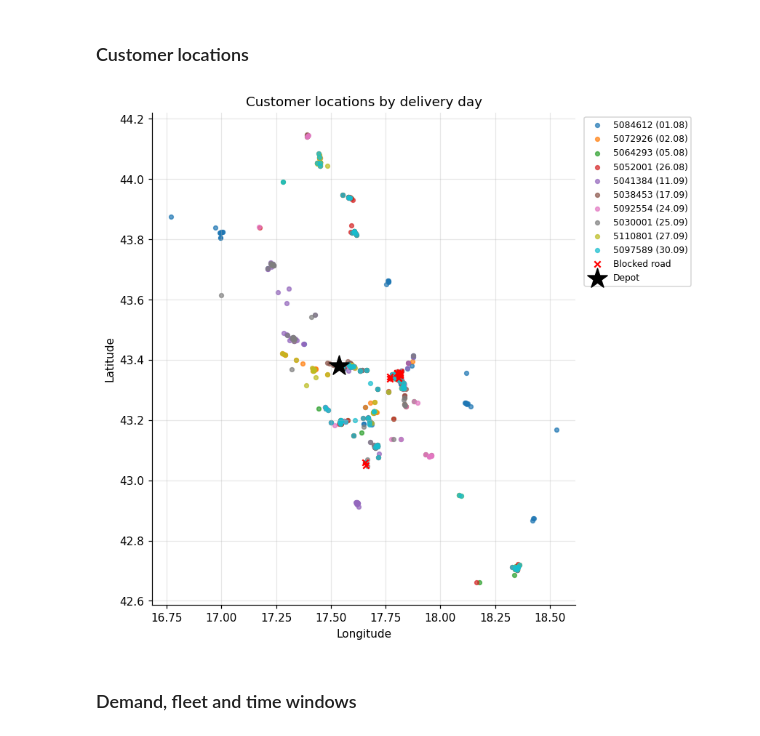
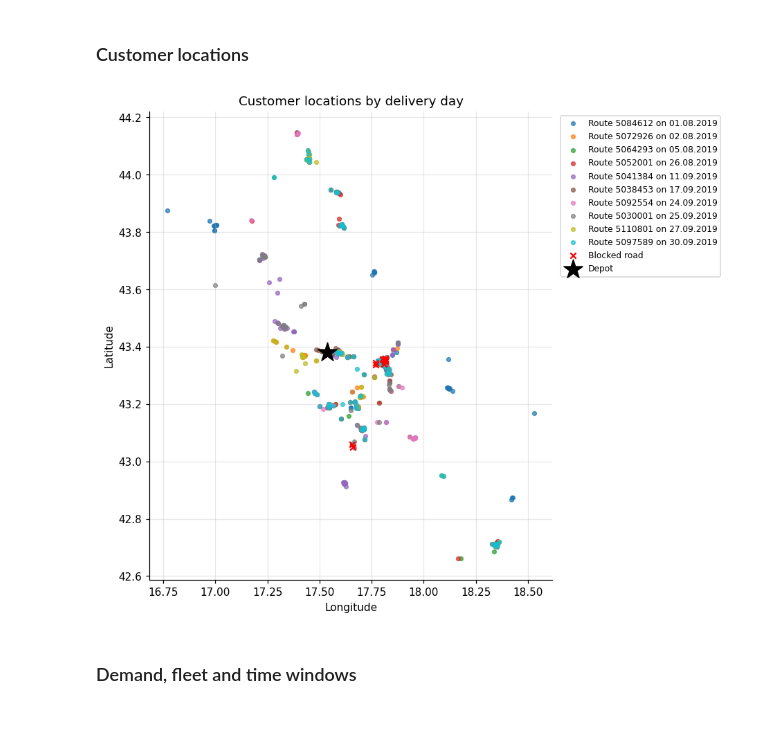
Before and after one commit to Anjar425/vrp-pso-clustering, a Jupyter notebook: notebooks/VRP.ipynb, the cells around one changed output. Cells and saved outputs as stored; diff of their text form; code cells hidden in the pictures.

```diff
--- a/notebooks/VRP.ipynb
+++ b/notebooks/VRP.ipynb
@@ -170,8 +172,11 @@ blocked_roads = data["blocked_roads"]
 
 DEPOT_CODE = int(depots["DEPOT_CODE"].iloc[0])
 ROUTE_IDS = master.sort_values("ROUTE_DATE")["ROUTE_ID"].tolist()
-ROUTE_LABEL = {
+ROUTE_LABEL = {   # short label for tables
     r.ROUTE_ID: f"{r.ROUTE_ID} ({r.ROUTE_DATE:%d.%m})" for r in master.itertuples()
+}
+FIGURE_LABEL = {  # label for figures
+    r.ROUTE_ID: f"Route {r.ROUTE_ID} on {r.ROUTE_DATE:%d.%m.%Y}" for r in master.itertuples()
 }
 print(f"Delivery days: {len(ROUTE_IDS)}  |  depot code: {DEPOT_CODE}")
 customers.head()
@@ -404,24 +409,24 @@ Asymmetric distances : 86% of pairs differ, mean |A->B - B->A| = 0.32 km
 # %%
 depot = depots.iloc[0]
 fig, ax = plt.subplots(figsize=(9, 8))
 colors = plt.get_cmap("tab10")
 for i, rid in enumerate(ROUTE_IDS):
     c = customers[customers["ROUTE_ID"] == rid]
     ax.scatter(c["CUSTOMER_LONGITUDE"], c["CUSTOMER_LATITUDE"], s=14, alpha=0.7,
-               color=colors(i), label=ROUTE_LABEL[rid])
+               color=colors(i), label=FIGURE_LABEL[rid])
 ax.scatter(blocked_roads["BLOCKED_PART_OF_THE_ROAD_LON"], blocked_roads["BLOCKED_PART_OF_THE_ROAD_LAT"],
            marker="x", color="red", s=30, label="Blocked road")
 ax.scatter(depot["DEPOT_LONGITUDE"], depot["DEPOT_LATITUDE"], marker="*", s=350,
            color="black", zorder=5, label="Depot")
 ax.set_aspect(1 / np.cos(np.radians(depot["DEPOT_LATITUDE"])))
 ax.set_xlabel("Longitude")
 ax.set_ylabel("Latitude")
 ax.set_title("Customer locations by delivery day")
 ax.legend(fontsize=8, loc="upper left", bbox_to_anchor=(1.01, 1))
 save_figure(fig, "eda_customer_map")
 plt.show()
 # %% [output]
-[figure, old version]
+[figure, new version]
 # %% [markdown]
 ### Demand, fleet and time windows
 # %%
```
Also changed, not shown: parts of 28 cells of this notebook, 7 other files.
